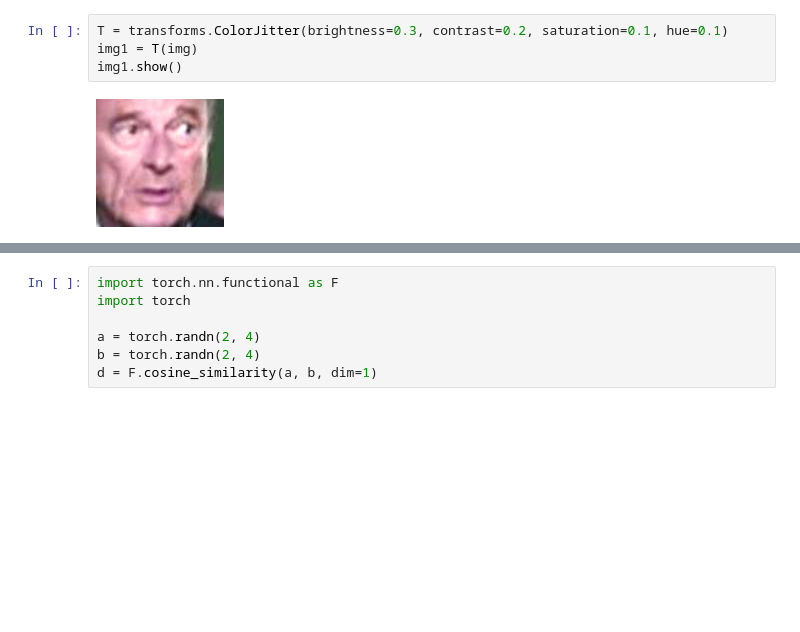
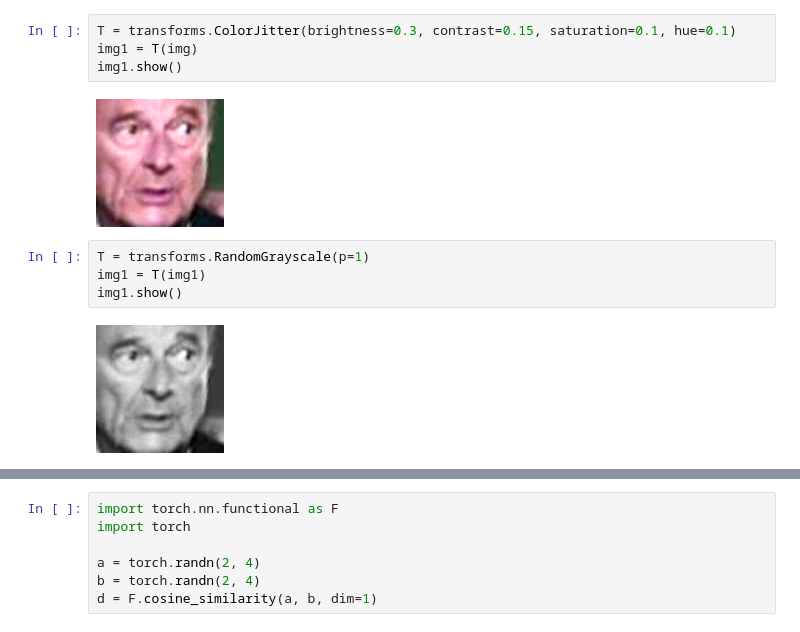
Before and after one commit to YuLiu-LY/Face-Recognition, a Jupyter notebook: test.ipynb, the cells around one changed output, grey strips where cells are left out. Drawn from its saved outputs; the diff is of its cells as text; blank space fills up the shorter version.

```diff
--- a/test.ipynb
+++ b/test.ipynb
@@ -7,8 +7,14 @@ img.show()
 # %% [output]
 [figure]
 # %%
-T = transforms.ColorJitter(brightness=0.3, contrast=0.2, saturation=0.1, hue=0.1)
+T = transforms.ColorJitter(brightness=0.3, contrast=0.15, saturation=0.1, hue=0.1)
 img1 = T(img)
 img1.show()
 # %% [output]
 [figure]
+# %%
+T = transforms.RandomGrayscale(p=1)
+img1 = T(img1)
+img1.show()
+# %% [output]
+[figure, added]
```
Also changed, not shown: parts of 2 cells of this notebook, 6 other files.
